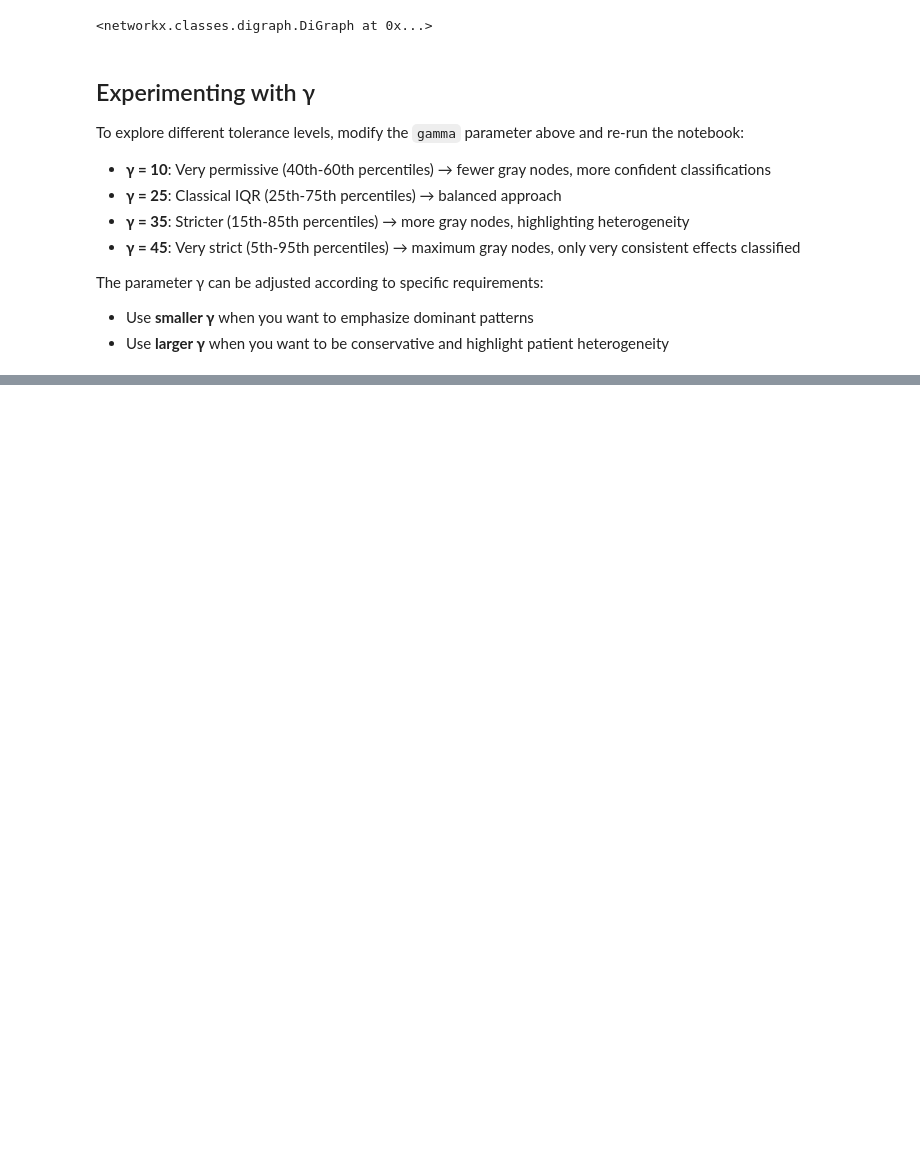
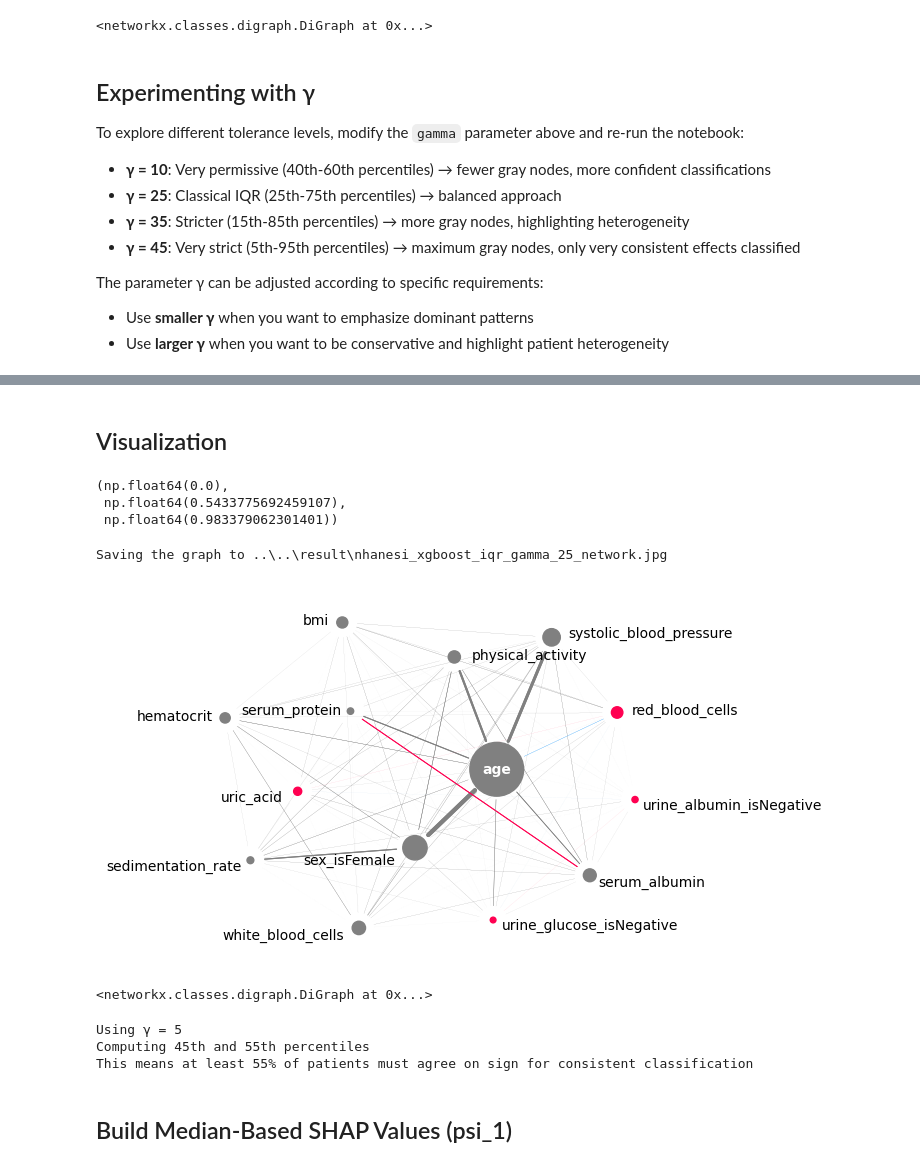
Before and after one commit to perez-sechi/IJAR-python, a Jupyter notebook: run/visualization/nhanesi_xgboost_median_iqr_network.ipynb, the cells around one changed output, grey strips where cells are left out. Cells and saved outputs as stored; diff of their text form; code cells hidden in the pictures; blank space fills up the shorter version.

```diff
--- a/run/visualization/nhanesi_xgboost_median_iqr_network.ipynb
+++ b/run/visualization/nhanesi_xgboost_median_iqr_network.ipynb
@@ -267,0 +381,12 @@ The parameter γ can be adjusted according to specific requirements:
+# %%
+from IPython.display import display, Math
+
+# Create psi_1 with just the value column for normalization
+psi_1 = psi_1_median[['value']].copy()
+psi_2 = normalize_psi(psi_1)
+r_2 = normalize_r(r_1_median)
+
+display(Math(r"\mathcal{N}^*_i = \frac{\mathrm{median}_t \left( Sh_{i}(\Delta^{t}) \right)}{\sum_{u=1}^{n} \left| \mathrm{median}_t \left( Sh_{u}(\Delta^{t}) \right) \right|}"))
+display(psi_2)
+display(Math(r"\mathcal{E}^*_{ij} = \frac{\mathrm{median}_t \left( I_{ij}(\Delta^{t}) \right)}{\sum_{v=1}^{n} \sum_{u > v}^{n} \left| \mathrm{median}_t \left( I_{uv}(\Delta^{t}) \right) \right|}"))
+display(r_2)
@@ -267,0 +430,55 @@ The parameter γ can be adjusted according to specific requirements:
+# %% [markdown]
+## Visualization
+# %%
+shap_cmap = shap.plots.colors.red_blue
+positive_color = shap_cmap(0.0)[:3]
+negative_color = shap_cmap(1.0)[:3]
+
+positive_alpha = 0.01
+negative_alpha = 0.01
+positive_beta = 0
+negative_beta = 0
+# %%
+positive_color
+# %% [output]
+(np.float64(0.0),
+ np.float64(0.5433775692459107),
+ np.float64(0.983379062301401))
+# %%
+draw(
+    psi=psi_2,
+    r=r_2,
+    psi_q25=psi_1_median,
+    psi_q75=psi_1_median,
+    r_q25=r_1_q_lower,
+    r_q75=r_1_q_upper,
+    positive_alpha=positive_alpha,
+    negative_alpha=negative_alpha,
+    positive_beta=positive_beta,
+    negative_beta=negative_beta,
+    negative_color=negative_color,
+    positive_color=positive_color,
+    uncertain_color='grey',
+    output_path=os.path.join('..', '..', 'result', 'nhanesi_xgboost_iqr_gamma_25_network.jpg')
+)
+# %% [output]
+Saving the graph to ..\..\result\nhanesi_xgboost_iqr_gamma_25_network.jpg
+[figure, added]
+<networkx.classes.digraph.DiGraph at 0x...>
+# %%
+# Tolerance parameter for percentile-based uncertainty
+gamma = 5  # Classical IQR when γ = 25
+
+# Compute percentile bounds
+lower_percentile = 50 - gamma  # e.g., 25th percentile when γ = 25
+upper_percentile = 50 + gamma  # e.g., 75th percentile when γ = 25
+
+print(f"Using γ = {gamma}")
+print(f"Computing {lower_percentile}th and {upper_percentile}th percentiles")
+print(f"This means at least {upper_percentile}% of patients must agree on sign for consistent classification")
+# %% [output]
+Using γ = 5
+Computing 45th and 55th percentiles
+This means at least 55% of patients must agree on sign for consistent classification
+# %% [markdown]
+## Build Median-Based SHAP Values (psi_1)
```
Also changed, not shown: parts of 19 cells of this notebook, 4 other files.
